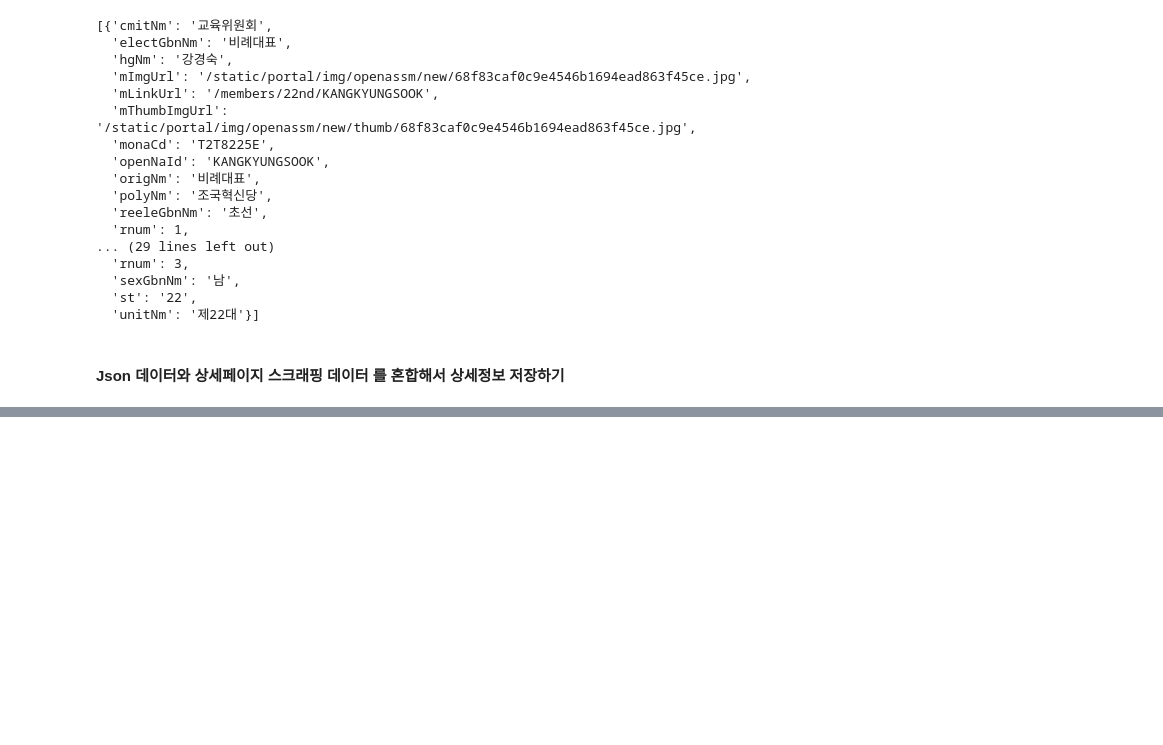
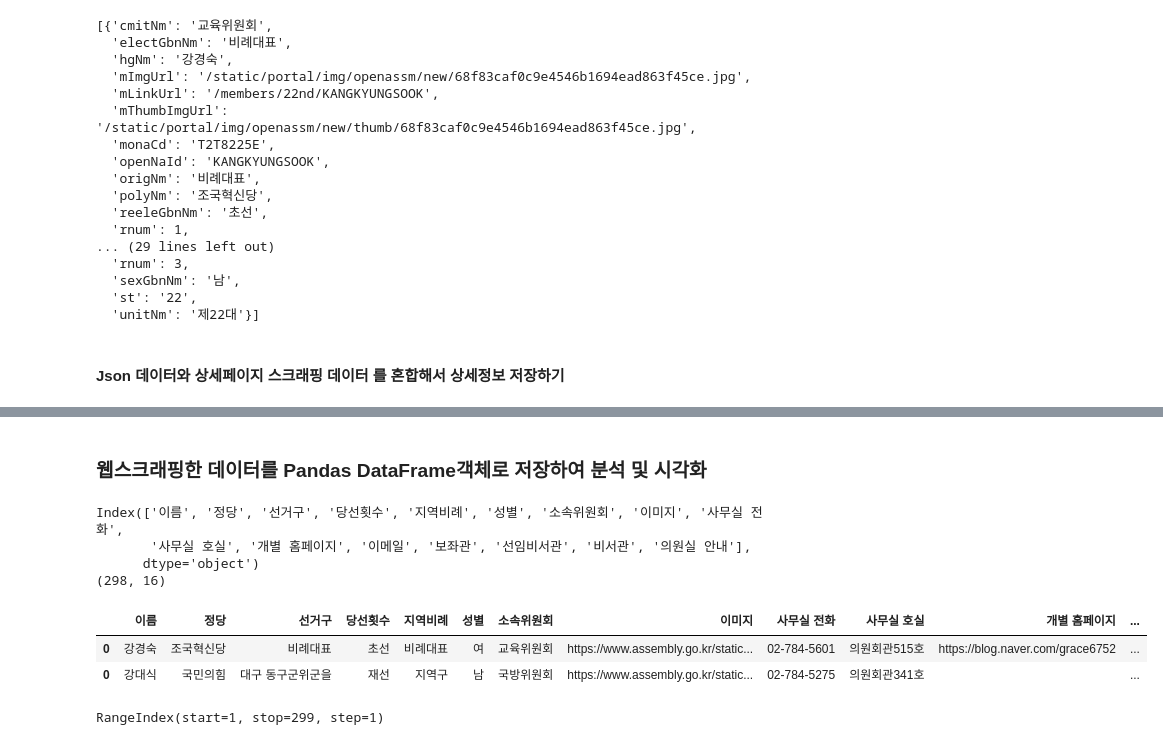
Before and after one commit to kbs0621/Python_WebScraping_Analysis, a Jupyter notebook: 05.국회의원현황_New2025.ipynb, the cells around one changed output, grey strips where cells are left out. Saved outputs shown, nothing was run; the diff lists cells and outputs as text; code cells hidden in the pictures; blank space fills up the shorter version.

Commit message:
member_df DataFrame Create

```diff
--- a/05.국회의원현황_New2025.ipynb
+++ b/05.국회의원현황_New2025.ipynb
@@ -149,0 +177,36 @@ print('===> 스크래핑 끝')
+# %% [markdown]
+### 웹스크래핑한 데이터를 Pandas DataFrame객체로 저장하여 분석 및 시각화
+# %%
+import pandas as pd
+
+member_df = pd.DataFrame(columns=['이름','정당','선거구','당선횟수','지역비례','성별','소속위원회','이미지','사무실 전화','사무실 호실',\
+                                  '개별 홈페이지','이메일','보좌관','선임비서관','비서관','의원실 안내'])
+
+for member_detail in member_detail_list:
+
+    df_new_row = pd.DataFrame.from_records([member_detail])
+    member_df = pd.concat([member_df, df_new_row])
+
+
+
+print(member_df.columns)
+print(member_df.shape)
+
+member_df.head(2)
+# %% [output]
+Index(['이름', '정당', '선거구', '당선횟수', '지역비례', '성별', '소속위원회', '이미지', '사무실 전화',
+       '사무실 호실', '개별 홈페이지', '이메일', '보좌관', '선임비서관', '비서관', '의원실 안내'],
+      dtype='object')
+(298, 16)
+|  | 이름 | 정당 | 선거구 | 당선횟수 | 지역비례 | 성별 | 소속위원회 | 이미지 | 사무실 전화 | 사무실 호실 | 개별 홈페이지 | ... |
+| 0 | 강경숙 | 조국혁신당 | 비례대표 | 초선 | 비례대표 | 여 | 교육위원회 | https://www.assembly.go.kr/static... | 02-784-5601 | 의원회관515호 | https://blog.naver.com/grace6752 | ... |
+| 0 | 강대식 | 국민의힘 | 대구 동구군위군을 | 재선 | 지역구 | 남 | 국방위원회 | https://www.assembly.go.kr/static... | 02-784-5275 | 의원회관341호 |  | ... |
+# %%
+#index가 1부터 시작하도록 재설정
+
+member_df.reset_index(drop=True, inplace=True)
+member_df.index = member_df.index + 1
+
+print(member_df.index)
+# %% [output]
+RangeIndex(start=1, stop=299, step=1)
```
Also changed, not shown: parts of 2 cells of this notebook, 1 other file.
